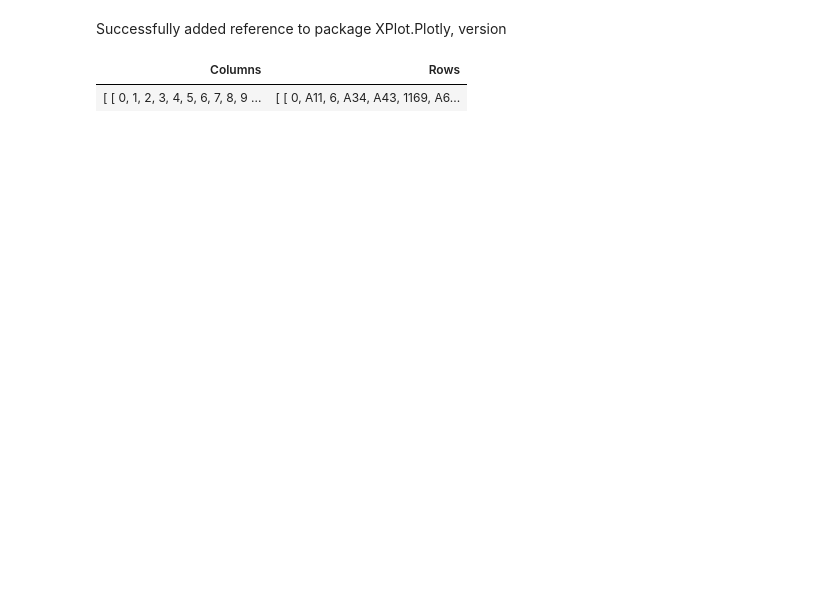
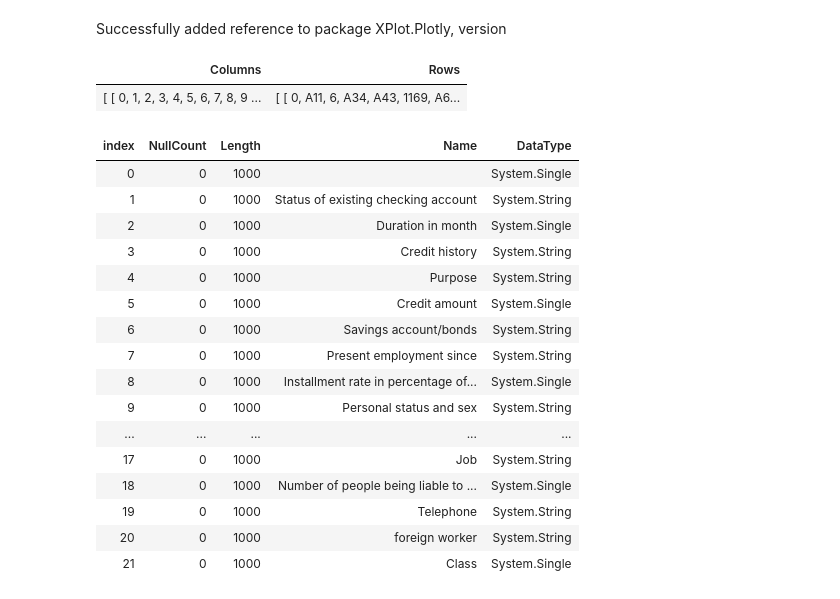
Before and after one commit to naoyaikeda/cstry_exam, a Jupyter notebook: exam001.ipynb, the cells around one changed output. Cells and saved outputs as stored; diff of their text form; code cells hidden in the pictures; blank space fills up the shorter version.

```diff
--- a/exam001.ipynb
+++ b/exam001.ipynb
@@ -24,3 +24,23 @@ df
 # %% [output]
 | Columns | Rows |
 | [ [ 0, 1, 2, 3, 4, 5, 6, 7, 8, 9 ... | [ [ 0, A11, 6, A34, A43, 1169, A6... |
+# %%
+df.Columns
+# %% [output]
+| index | NullCount | Length | Name | DataType |
+| 0 | 0 | 1000 |  | System.Single |
+| 1 | 0 | 1000 | Status of existing checking account | System.String |
+| 2 | 0 | 1000 | Duration in month | System.Single |
+| 3 | 0 | 1000 | Credit history | System.String |
+| 4 | 0 | 1000 | Purpose | System.String |
+| 5 | 0 | 1000 | Credit amount | System.Single |
+| 6 | 0 | 1000 | Savings account/bonds | System.String |
+| 7 | 0 | 1000 | Present employment since | System.String |
+| 8 | 0 | 1000 | Installment rate in percentage of... | System.Single |
+| 9 | 0 | 1000 | Personal status and sex | System.String |
+| ... | ... | ... | ... | ... |
+| 17 | 0 | 1000 | Job | System.String |
+| 18 | 0 | 1000 | Number of people being liable to ... | System.Single |
+| 19 | 0 | 1000 | Telephone | System.String |
+| 20 | 0 | 1000 | foreign worker | System.String |
+| 21 | 0 | 1000 | Class | System.Single |
```
Also changed, not shown: parts of 7 cells of this notebook.
